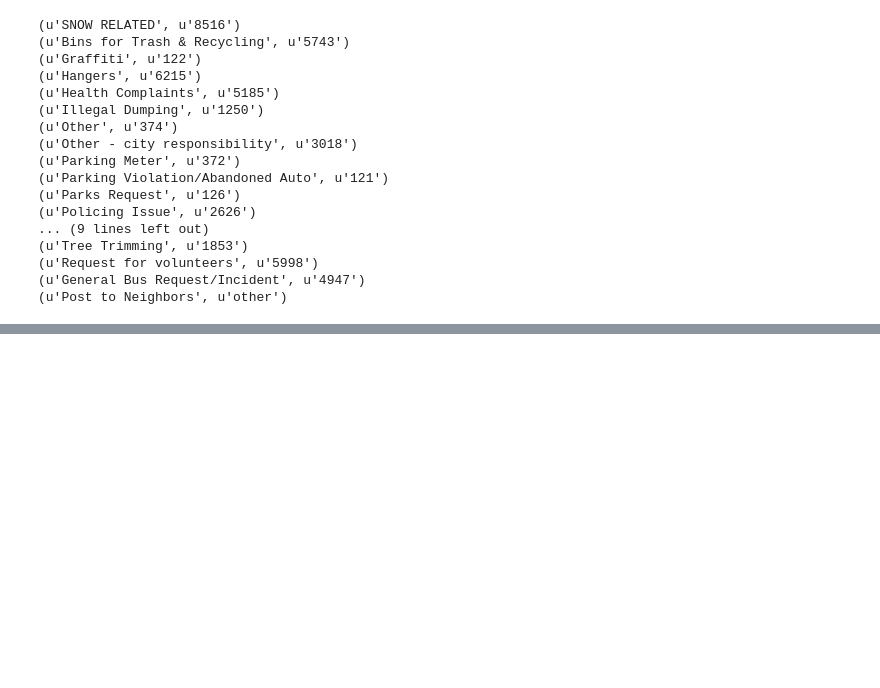
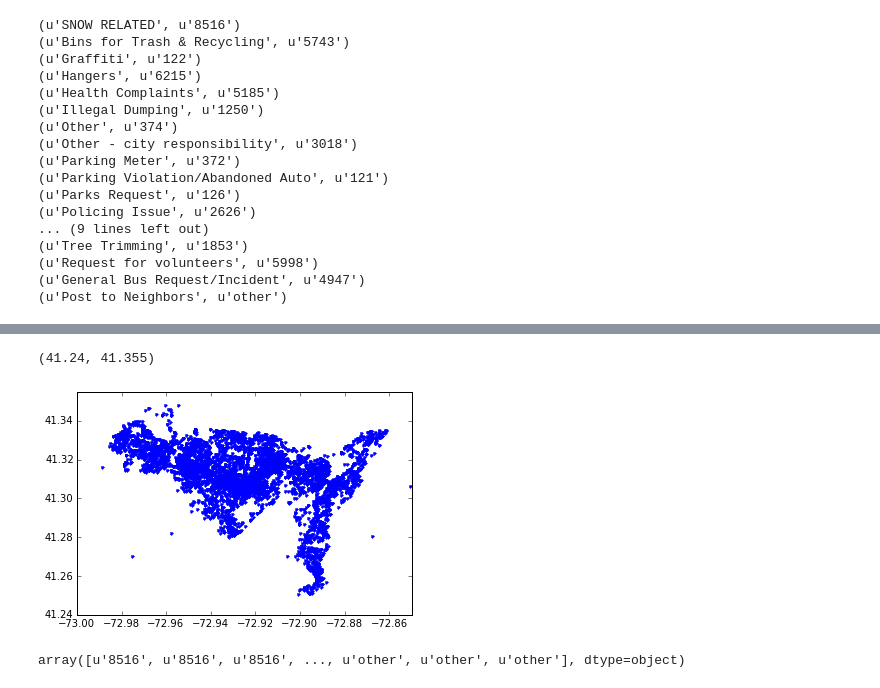
Before and after one commit to newhavenrc/nhrc2, a Jupyter notebook: backend/read_seeclickfix_api.ipynb, the cells around one changed output, grey strips where cells are left out. Drawn from its saved outputs; the diff is of its cells as text; code cells hidden in the pictures; blank space fills up the shorter version.

Commit message:
plotted issue coords

```diff
--- a/backend/read_seeclickfix_api.ipynb
+++ b/backend/read_seeclickfix_api.ipynb
@@ -200,3 +203,14 @@ scf_df.head(5)
 | 4 | None | 112-116 Court Street New Haven, C... | SNOW RELATED | None | 2015-03-16T08:34:55-04:00 | 1532841 | 8516 | 41.305827 | -72.922153 | ... |
 # %%
 scf_df.to_csv('/Users/matt/projects/nhrc2/data/scf_data_full.csv', sep=',', encoding='utf-8')
+# %%
+plt.plot(scf_df['lng'], scf_df['lat'], '.')
+plt.xlim([-73.0, -72.85])
+plt.ylim([41.24, 41.355])
+# %% [output]
+(41.24, 41.355)
+[figure, added]
+# %%
+scf_df['issue_id'].values
+# %% [output]
+array([u'8516', u'8516', u'8516', ..., u'other', u'other', u'other'], dtype=object)
```
Also changed, not shown: parts of 2 cells of this notebook.
